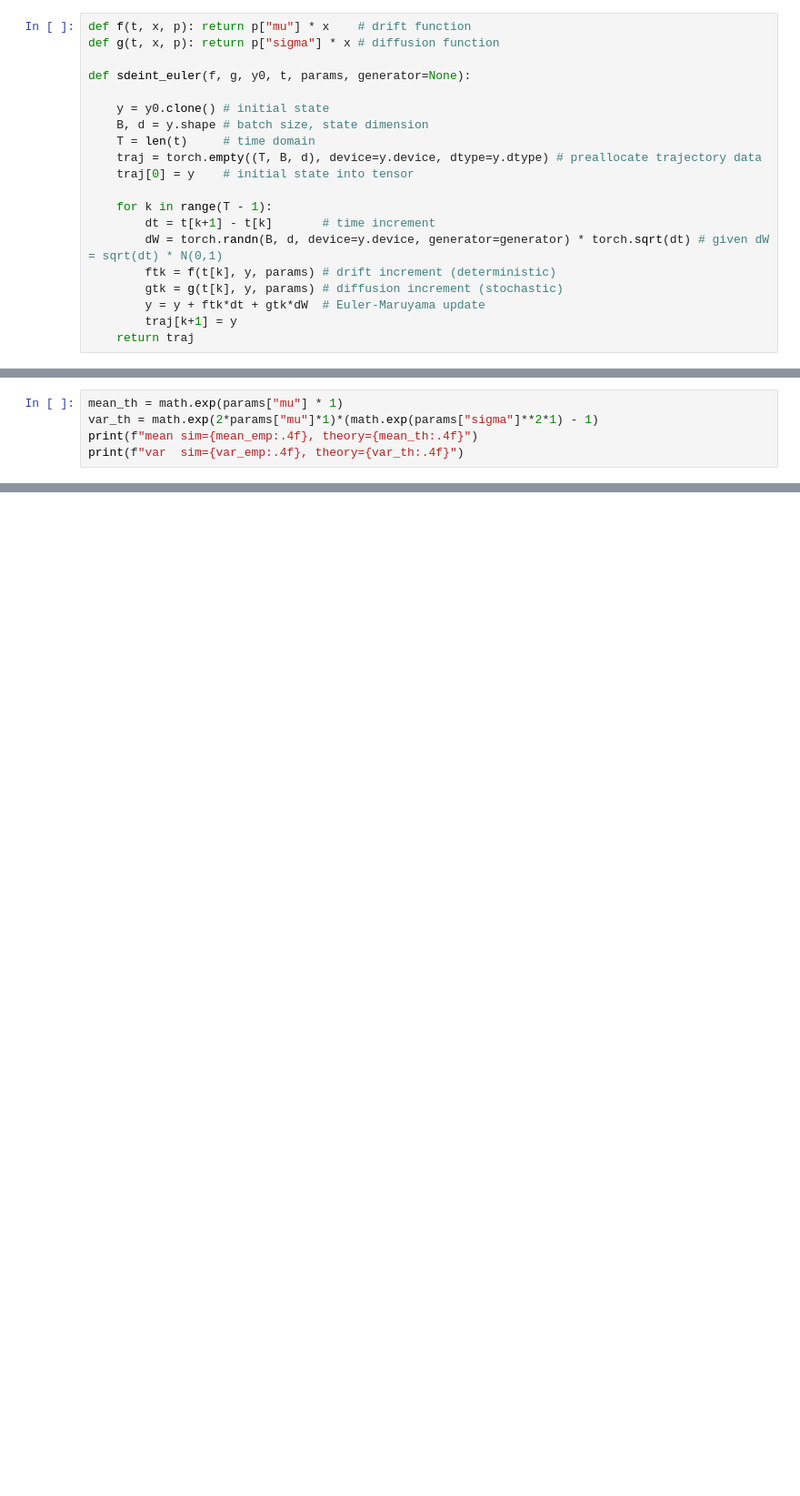
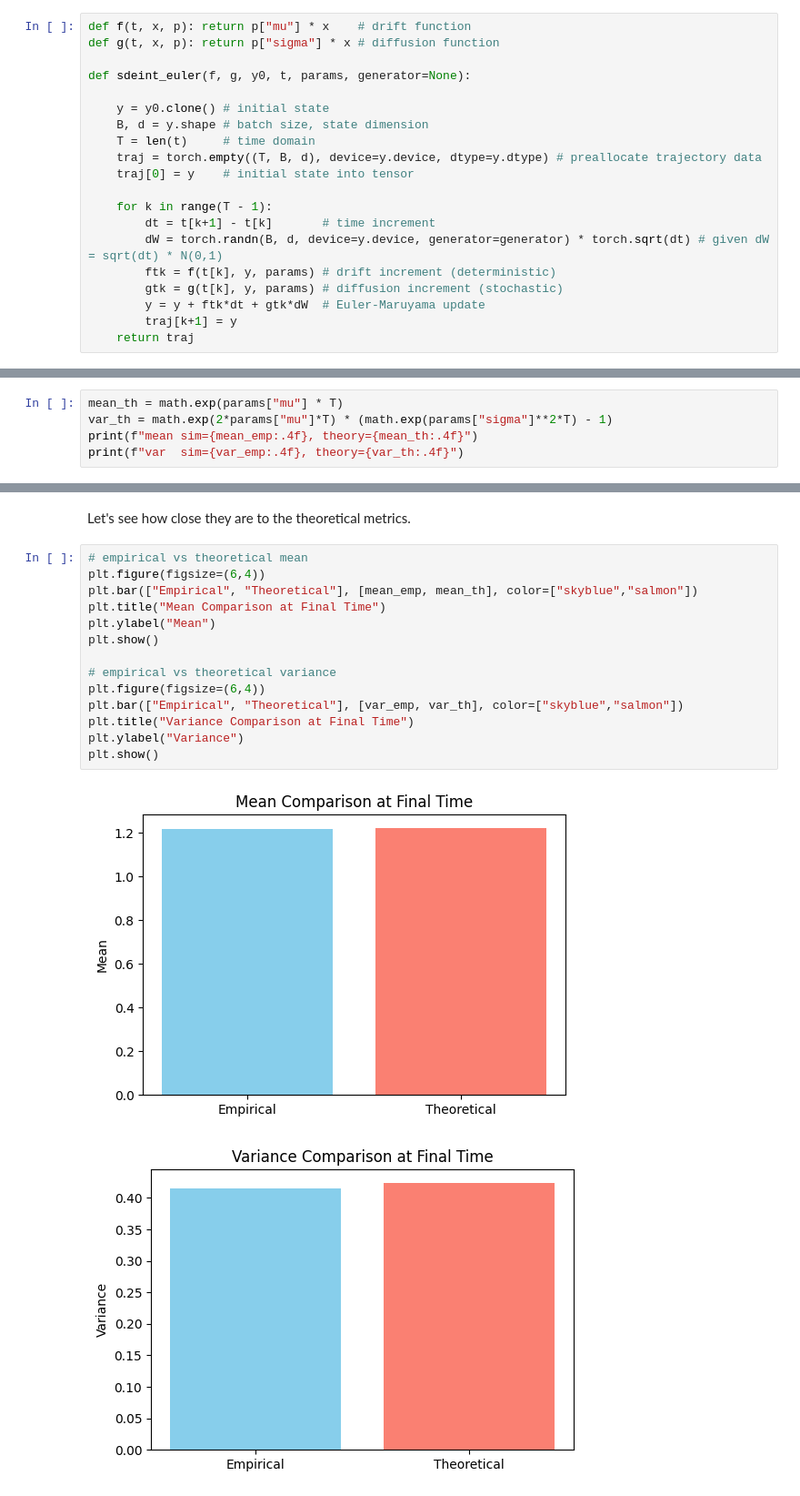
Before and after one commit to mcvlix/gpu-stoch-sim, a Jupyter notebook: euler-maruyama_demo.ipynb, the cells around one changed output, grey strips where cells are left out. Shown at 91% size. Saved outputs shown, nothing was run; the diff lists cells and outputs as text; blank space fills up the shorter version.

```diff
--- a/euler-maruyama_demo.ipynb
+++ b/euler-maruyama_demo.ipynb
@@ -54,6 +100,6 @@ var_emp = xT.var(unbiased=False).item()                  # empirical variance
 # %%
-mean_th = math.exp(params["mu"] * 1)
-var_th = math.exp(2*params["mu"]*1)*(math.exp(params["sigma"]**2*1) - 1)
+mean_th = math.exp(params["mu"] * T)
+var_th = math.exp(2*params["mu"]*T) * (math.exp(params["sigma"]**2*T) - 1)
 print(f"mean sim={mean_emp:.4f}, theory={mean_th:.4f}")
 print(f"var  sim={var_emp:.4f}, theory={var_th:.4f}")
 # %% [output]
@@ -61,0 +108,19 @@ var  sim=0.4342, theory=0.4237
+# %% [markdown]
+Let's see how close they are to the theoretical metrics.
+# %%
+# empirical vs theoretical mean
+plt.figure(figsize=(6,4))
+plt.bar(["Empirical", "Theoretical"], [mean_emp, mean_th], color=["skyblue","salmon"])
+plt.title("Mean Comparison at Final Time")
+plt.ylabel("Mean")
+plt.show()
+
+# empirical vs theoretical variance
+plt.figure(figsize=(6,4))
+plt.bar(["Empirical", "Theoretical"], [var_emp, var_th], color=["skyblue","salmon"])
+plt.title("Variance Comparison at Final Time")
+plt.ylabel("Variance")
+plt.show()
+# %% [output]
+[figure, added]
+[figure, added]
```
Also changed, not shown: parts of 11 cells of this notebook, 6 other files.
